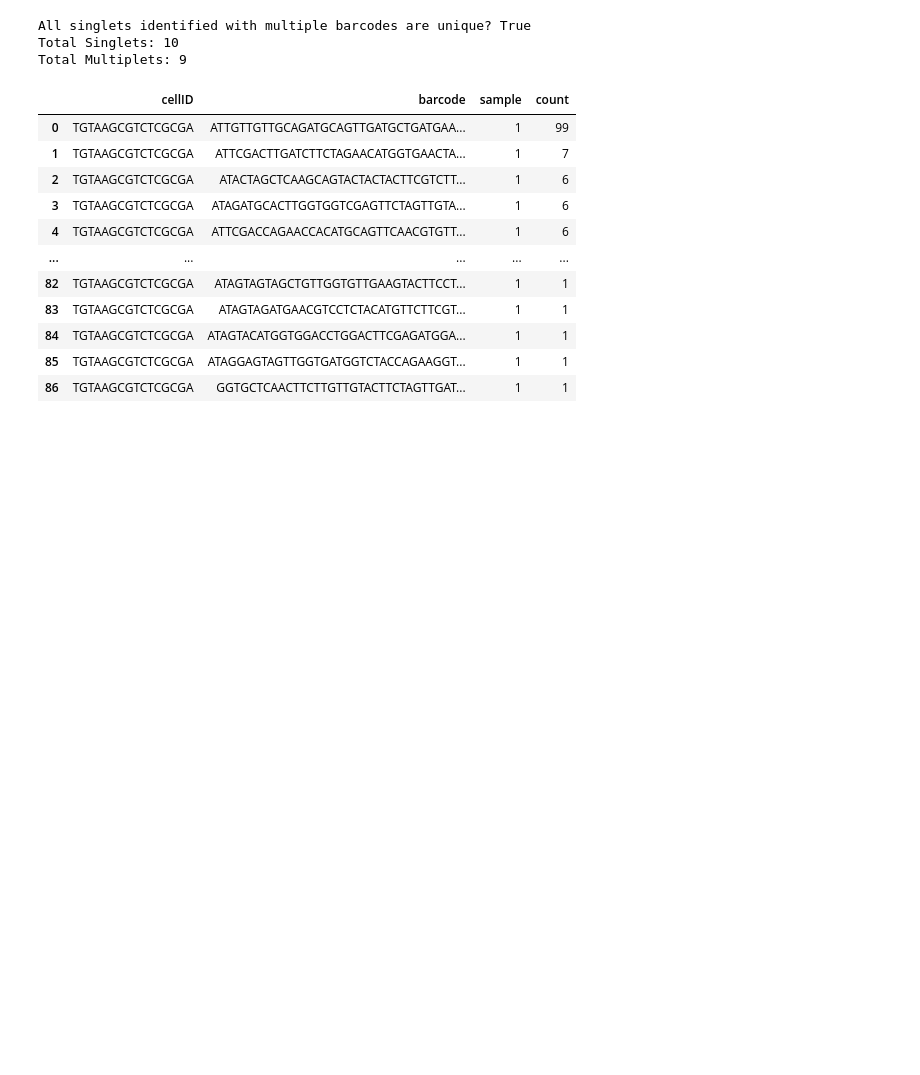
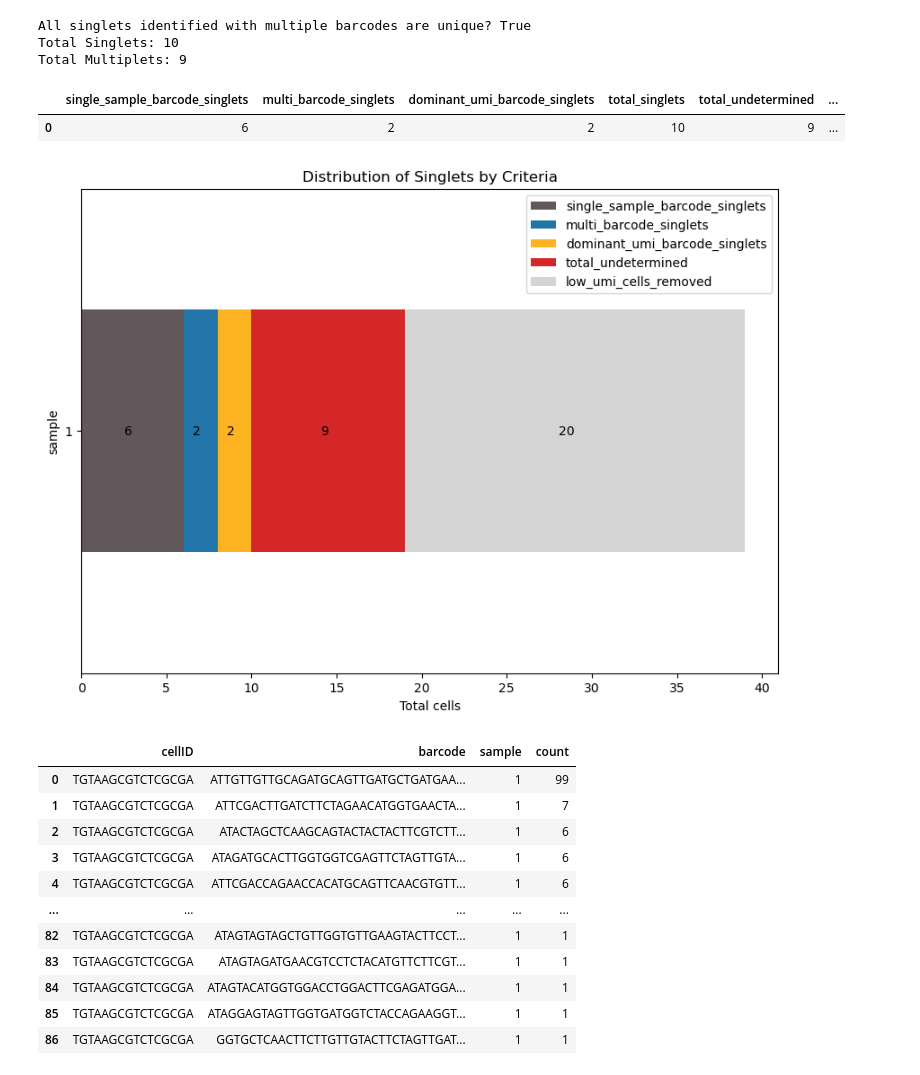
Before and after one commit to GoyalLab/singletCodeTools, a Jupyter notebook: vignette/usingSingletCodePackage.ipynb, the cells around one changed output. Cells and saved outputs as stored; diff of their text form; code cells hidden in the pictures; blank space fills up the shorter version.

Commit message:
added plots to singletCodePackageVignette

```diff
--- a/vignette/usingSingletCodePackage.ipynb
+++ b/vignette/usingSingletCodePackage.ipynb
@@ -39,12 +19,10 @@ check_sample_sheet(df)
 The sample sheet provided can be used as input to get_singlets to get a list of singlets identified.
 # %%
 # Identify singlets from input sheet
-
-outputPath = f"{path}/outputFiles/"
+outputPath = f"path/to/folder/that/should/have/output/"
 cellLabelList, stats = get_singlets(df, dataset_name= "JiangEtAlSubset", save_all_singlet_categories = True, output_path=outputPath)
 
 #Saving the stats and the singlet list
-
 stats.to_csv(f"{outputPath}/JiangEtAlSubset_stats.csv")
 cellLabelList[cellLabelList['label'] == "Singlet"].to_csv(f"{outputPath}/JiangEtAlSubset_singletList.csv")
 # %% [output]
@@ -58,5 +36,27 @@ Current Sample Adjusted UMI cutoff: 2
 All singlets identified with multiple barcodes are unique? True
 Total Singlets: 10
 Total Multiplets: 9
+# %%
+stats
+# %% [output]
+|  | single_sample_barcode_singlets | multi_barcode_singlets | dominant_umi_barcode_singlets | total_singlets | total_undetermined | ... |
+| 0 | 6 | 2 | 2 | 10 | 9 | ... |
+# %%
+import matplotlib.pyplot as plt
+#Plotting the distribution of low UMI cells, different kinds of singlets, and undetermined cells.
+colors = ['#62575b', '#2175a8', '#feb422', '#d62728', '#d4d4d4']  # Example colors, modify as needed
+plotData = stats.set_index('sample', inplace=False).drop(columns = ['dataset', 'total_cells', "total_singlets"])
+
+# Plotting
+ax = plotData.plot(kind='barh', stacked=True, figsize=(10, 7), color=colors)
+
+for p in ax.patches:
+    ax.annotate(f'{int(p.get_width())}', (p.get_x() + p.get_width()/2, p.get_y() + p.get_height()/2), ha='right', va='center')
+
+ax.set_xlabel('Total cells')
+ax.set_title('Distribution of Singlets by Criteria')
+plt.show()
+# %% [output]
+[figure, added]
 # %%
 #Understanding the output files
```
Also changed, not shown: parts of 18 cells of this notebook.
